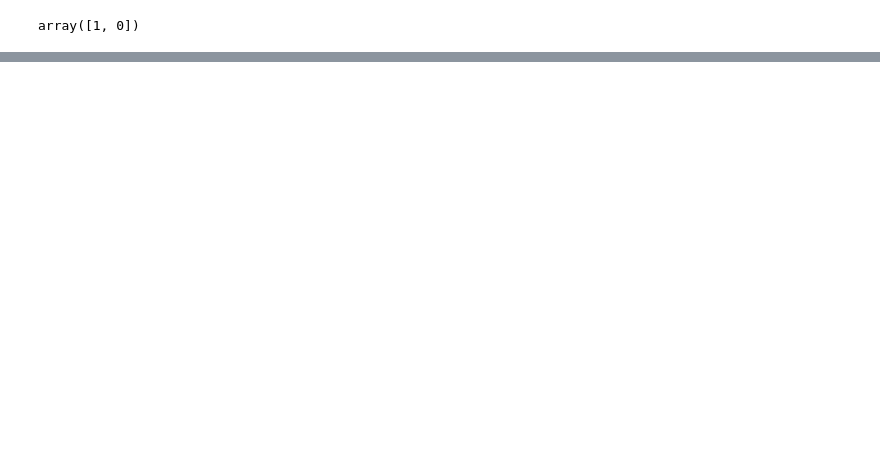
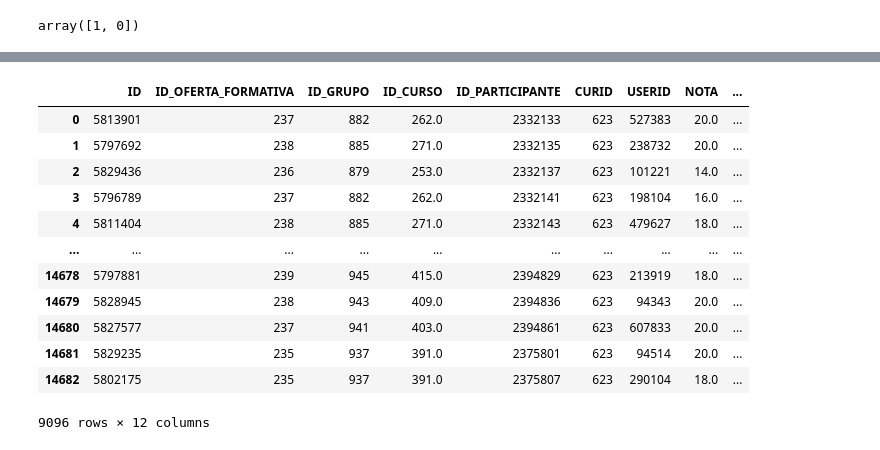
Before and after one commit to juorme/difods_2023_prod, a Jupyter notebook: cluster.ipynb, the cells around one changed output, grey strips where cells are left out. Saved outputs shown, nothing was run; the diff lists cells and outputs as text; code cells hidden in the pictures; blank space fills up the shorter version.

```diff
--- a/cluster.ipynb
+++ b/cluster.ipynb
@@ -425,0 +407,16 @@ plt.show()
+# %%
+df
+# %% [output]
+|  | ID | ID_OFERTA_FORMATIVA | ID_GRUPO | ID_CURSO | ID_PARTICIPANTE | CURID | USERID | NOTA | ... |
+| 0 | 5813901 | 237 | 882 | 262.0 | 2332133 | 623 | 527383 | 20.0 | ... |
+| 1 | 5797692 | 238 | 885 | 271.0 | 2332135 | 623 | 238732 | 20.0 | ... |
+| 2 | 5829436 | 236 | 879 | 253.0 | 2332137 | 623 | 101221 | 14.0 | ... |
+| 3 | 5796789 | 237 | 882 | 262.0 | 2332141 | 623 | 198104 | 16.0 | ... |
+| 4 | 5811404 | 238 | 885 | 271.0 | 2332143 | 623 | 479627 | 18.0 | ... |
+| ... | ... | ... | ... | ... | ... | ... | ... | ... | ... |
+| 14678 | 5797881 | 239 | 945 | 415.0 | 2394829 | 623 | 213919 | 18.0 | ... |
+| 14679 | 5828945 | 238 | 943 | 409.0 | 2394836 | 623 | 94343 | 20.0 | ... |
+| 14680 | 5827577 | 237 | 941 | 403.0 | 2394861 | 623 | 607833 | 20.0 | ... |
+| 14681 | 5829235 | 235 | 937 | 391.0 | 2375801 | 623 | 94514 | 20.0 | ... |
+| 14682 | 5802175 | 235 | 937 | 391.0 | 2375807 | 623 | 290104 | 18.0 | ... |
+9096 rows × 12 columns
```
Also changed, not shown: parts of 25 cells of this notebook, 2 other files.
